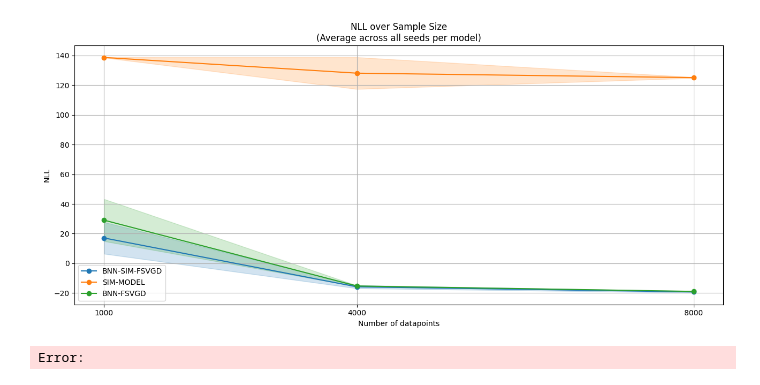
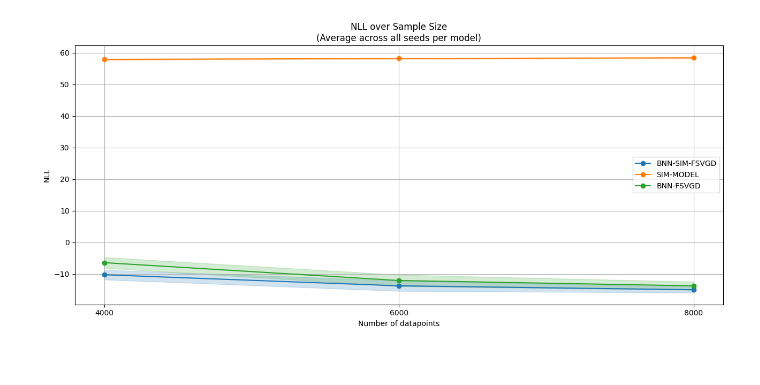
Before and after one commit to benjirer/simulation_transfer, a Jupyter notebook: results/regression_eval_nll_analysis.ipynb, the cells around one changed output. Cells and saved outputs as stored; diff of their text form; code cells hidden in the pictures.

```diff
--- a/results/regression_eval_nll_analysis.ipynb
+++ b/results/regression_eval_nll_analysis.ipynb
@@ -12,10 +12,12 @@ api = wandb.Api()
 
 # Replace 'your-entity' with your actual wandb entity
 # project = 'policy_testing_full_v9'
-project = "shape_tracing_v9"
+# project = "shape_tracing_v9"
+# project = "shape_tracing_new_data_v18"
+# project = "shape_tracing_new_data_v19"
+project = "shape_tracing_new_data_v21"
 
-# Filter runs where 'ctrl_diff_weight' == 0.3
-runs = api.runs(f'{project}', filters={"config.ctrl_diff_weight": 0.3})
+runs = api.runs(f'{project}')
 
 # Prepare data storage
 data = []
@@ -86,9 +88,17 @@ df = df[df['Model'].notnull()]
 
 # Define the sample sizes and seeds of interest
 # sample_sizes = [800, 2000, 5000]
-sample_sizes = [1000, 4000, 8000]
+# sample_sizes = [1000, 4000, 8000]
+# sample_sizes = [2000, 4000, 8000]
+# sample_sizes = [2000, 4000, 8000, 10000]
+sample_sizes = [4000, 6000, 8000]
+
+
 # seeds = [42, 9126, 1913244]
-seeds = [42, 9126, 27]
+# seeds = [42, 9126, 27]
+# seeds = [99, 9126, 27]
+# seeds = [99, 137, 332, 199203]
+seeds = [137, 332, 417]
 
 
 # Filter data for the specified sample sizes and seeds
@@ -115,35 +125,34 @@ for model in ['BNN-SIM-FSVGD', 'SIM-MODEL', 'BNN-FSVGD']:
 
     # Plot mean line
     plt.plot(
         model_data['num_offline_collected_transitions'],
         model_data['mean'],
         label=model,
         color=color_dict[model],
         marker='o'
     )
 
     # Fill between mean ± SEM
     plt.fill_between(
         model_data['num_offline_collected_transitions'],
         model_data['mean'] - model_data['sem'],
         model_data['mean'] + model_data['sem'],
         color=color_dict[model],
         alpha=0.2
     )
 
 plt.xlabel('Number of datapoints')
 plt.ylabel('NLL')
 plt.title('NLL over Sample Size\n(Average across all seeds per model)')
 plt.xticks(sample_sizes)
 plt.legend()
 plt.grid(True)
 current_size = plt.gcf().get_size_inches()
 plt.gcf().set_size_inches(current_size[0]*1.3, current_size[1])
 plt.tight_layout()
 plt.show()
 # %% [output]
-[figure, old version]
+[figure, new version]
-Error:
 # %%
 import wandb
 import pandas as pd
```
Also changed, not shown: parts of 5 cells of this notebook, 15 other files.
